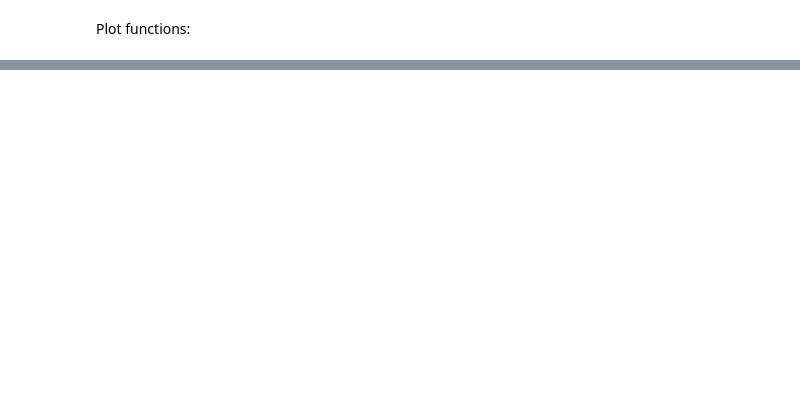
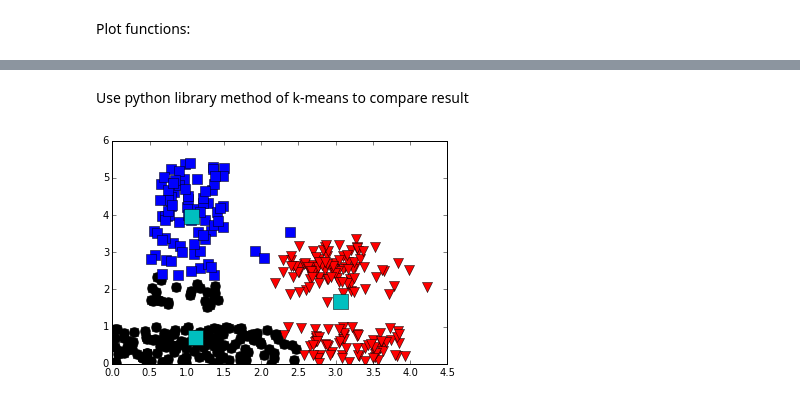
Before and after one commit to jpduarte/datasciencecodes, a Jupyter notebook: hwkmeans/HWkmeans.ipynb, the cells around one changed output, grey strips where cells are left out. Saved outputs shown, nothing was run; the diff lists cells and outputs as text; code cells hidden in the pictures; blank space fills up the shorter version.

Commit message:
add kmeans algorith

```diff
--- a/hwkmeans/HWkmeans.ipynb
+++ b/hwkmeans/HWkmeans.ipynb
@@ -173,0 +242,13 @@ ax.set_ylabel("Y")
+# %% [markdown]
+Use  python library method of k-means to compare result
+# %%
+#use Kmeans from library
+kmeans = KMeans(n_clusters=k, random_state=0).fit(datalist)
+centroids = kmeans.cluster_centers_
+labels = kmeans.labels_
+plt.figure(11)
+plotcluster(datalist,labels,symbols,colors,markersize)
+plt.plot( centroids[:,0],centroids[:,1], 's',color='c',markersize=15)
+plt.show()
+# %% [output]
+[figure, added]
```
Also changed, not shown: parts of 6 cells of this notebook, 2 other files.
